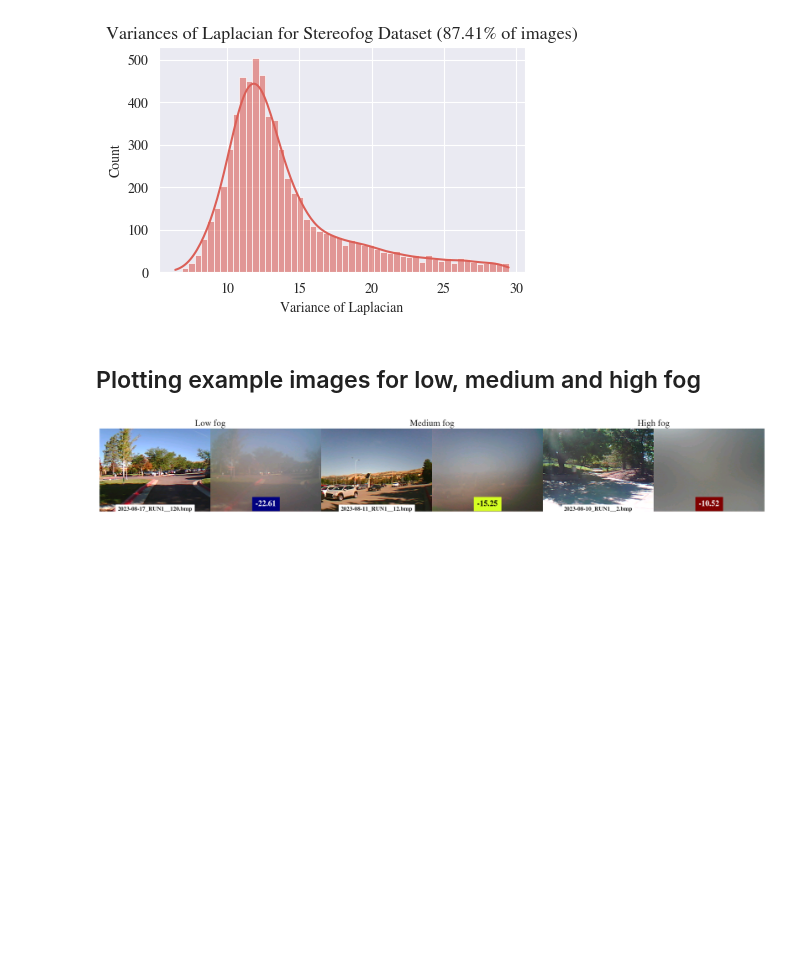
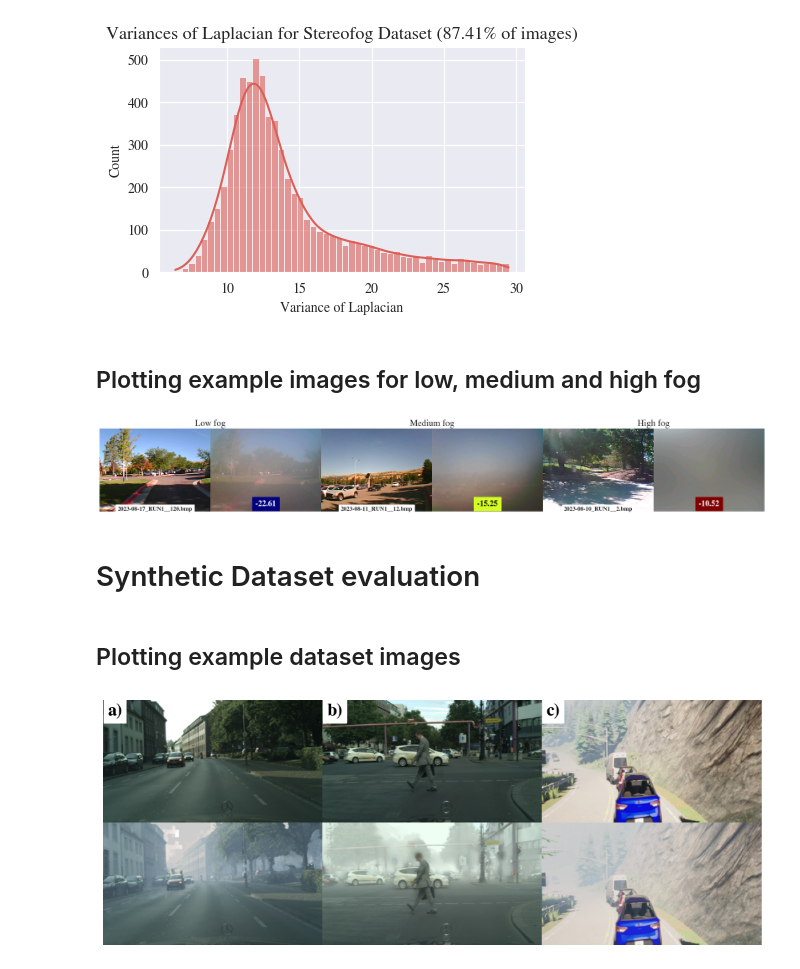
Before and after one commit to apoll2000/stereofog, a Jupyter notebook: stereofog_images_EDA.ipynb, the cells around one changed output. Cells and saved outputs as stored; diff of their text form; code cells hidden in the pictures; blank space fills up the shorter version.

Commit message:
added synthetic dataset evaluation

```diff
--- a/stereofog_images_EDA.ipynb
+++ b/stereofog_images_EDA.ipynb
@@ -117,3 +119,57 @@ plt.savefig('plots/stereofog_dataset_examples.pdf', format='pdf', bbox_inches='t
 plt.show()
 # %% [output]
 [figure]
+# %% [markdown]
+# Synthetic Dataset evaluation
+# %% [markdown]
+## Plotting example dataset images
+# %%
+results_path = 'results/synthetic_datasets'
+
+subfolder = 'test_latest/images'
+
+datasets = [item for item in os.listdir(results_path) if item[0] != '.']
+
+ratio = 16 / 9
+
+width_per_image = 4
+height_per_image = width_per_image / ratio
+
+num_images = 2 * len(datasets)
+fig, ax = plt.subplots(2, len(datasets), figsize=(len(datasets)*width_per_image, 2*height_per_image))
+
+# counter = 1
+# ax = []
+# for i in range(2):
+#     for j in range(len(datasets)):
+#         # print(counter)
+#         ax += [fig.add_subplot(2, len(datasets), counter)]
+#         counter += 1
+
+images = {'carla_tuebingen_pix2pix': 'rural_00000224_density_0_05_real_B.png',
+          'cityscapes_tuebingen_pix2pix': 'munster_000158_000019_leftImg8bit_real_B.png',
+          'foggy_cityscapes_pix2pix': 'berlin_000002_000019_leftImg8bit_real_B.png'
+         }
+
+titles = {  'carla_tuebingen_pix2pix': 'c)',#'CARLA Uni Tübingen',
+            'cityscapes_tuebingen_pix2pix': 'a)',#'Cityscapes Uni Tübingen',
+            'foggy_cityscapes_pix2pix': 'b)'#'Foggy Cityscapes'
+            }
+
+for index, dataset in enumerate(datasets):
+    image = images[dataset]#sorted([item for item in os.listdir(os.path.join(results_path, dataset, subfolder)) if 'real_B' in item])[0]
+
+    ax[0, index].imshow(plt.imread(os.path.join(results_path, dataset, subfolder, image)), aspect='auto')
+    ax[0, index].axis('off')
+
+    ax[0, index].text(0.02, 0.97, titles[dataset], horizontalalignment='left', verticalalignment='top', transform=ax[0, index].transAxes, fontweight='bold', fontsize=18, color='black', backgroundcolor='white')
+
+    ax[1, index].imshow(plt.imread(os.path.join(results_path, dataset, subfolder, image.replace('real_B', 'real_A'))), aspect='auto')
+    ax[1, index].axis('off')
+
+plt.subplots_adjust(hspace=0, wspace=0)
+
+plt.savefig('plots/synthetic_datasets_examples.pdf', format='pdf', bbox_inches='tight')
+plt.show()
+# %% [output]
+[figure, added]
```
Also changed, not shown: parts of 3 cells of this notebook.
